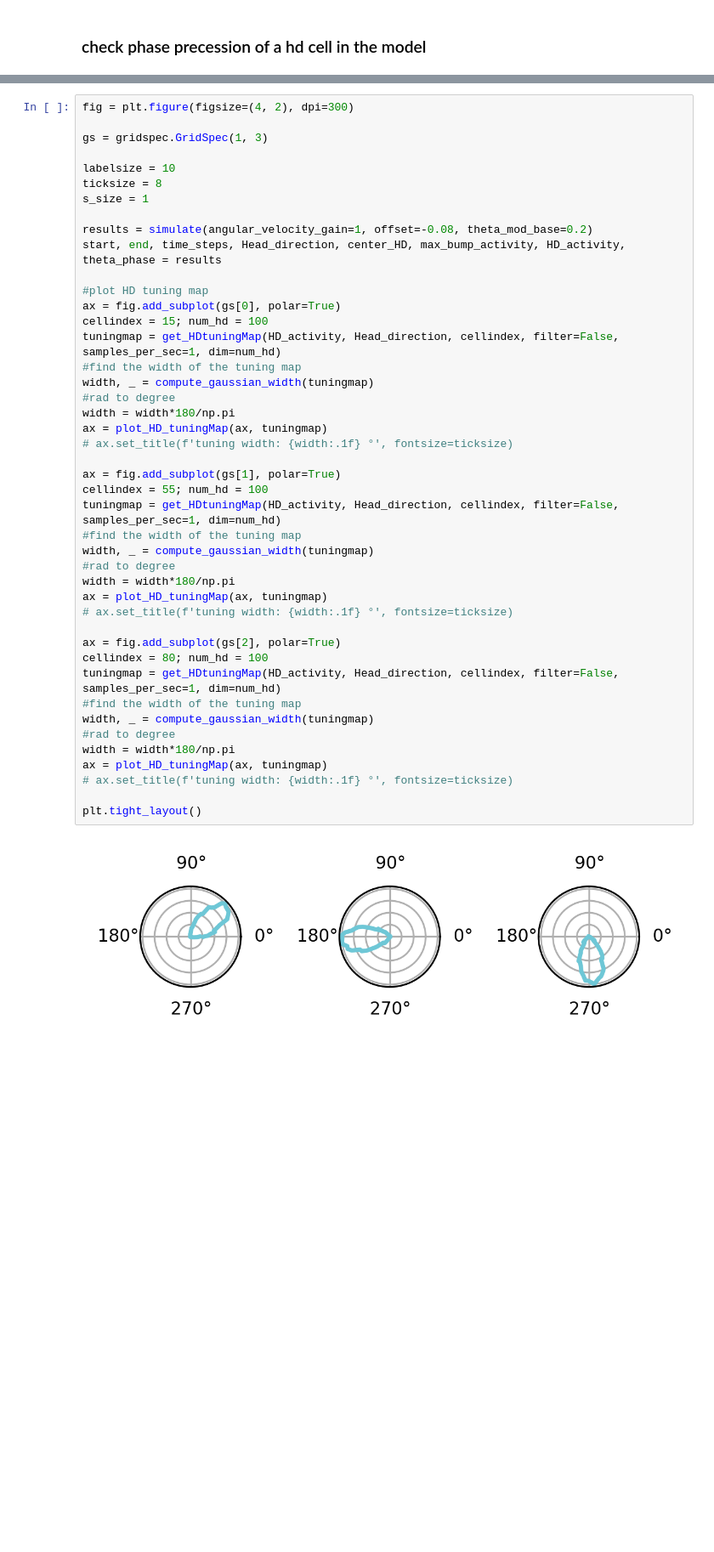
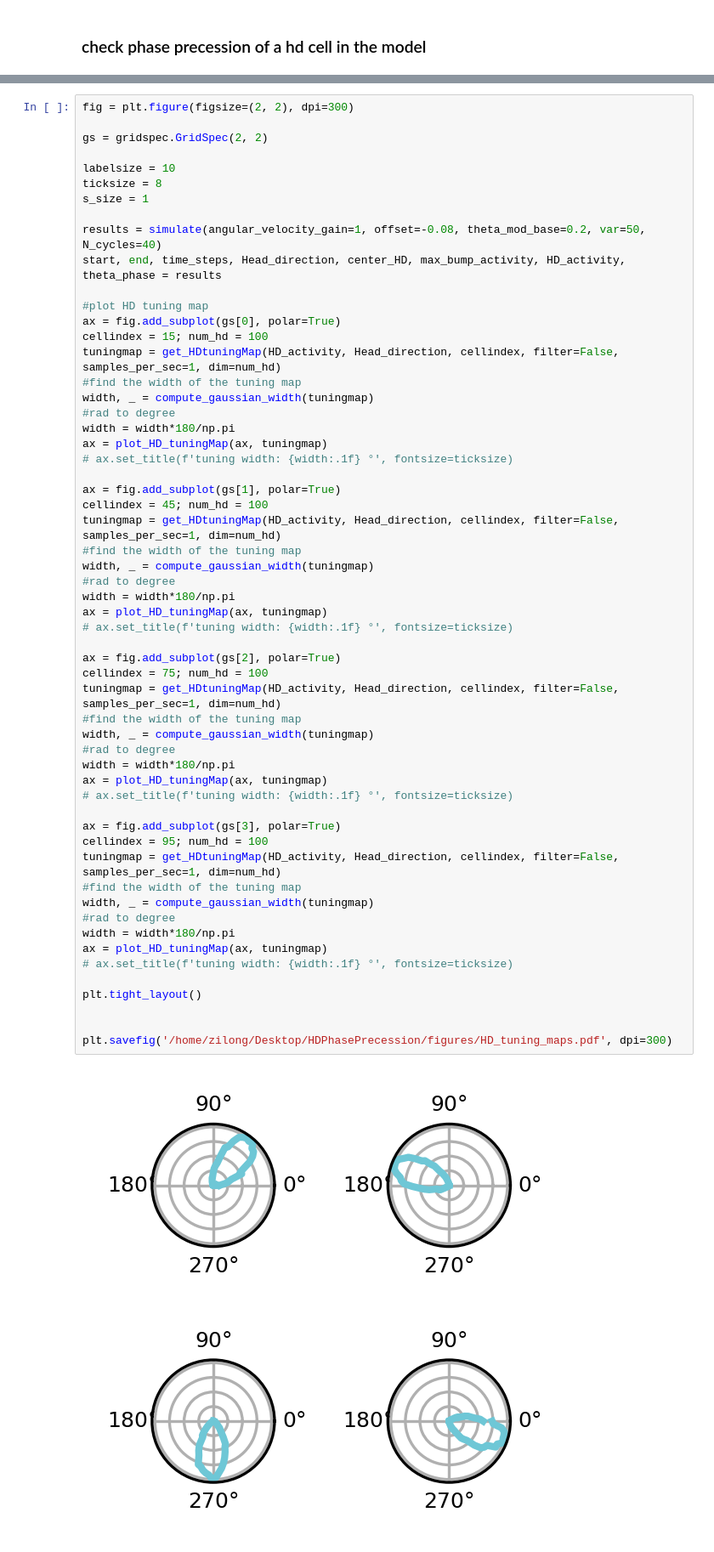
Before and after one commit to ZilongJi/HDPhasePrecession, a Jupyter notebook: HD_examples.ipynb, the cells around one changed output, grey strips where cells are left out. Shown at 85% size. Drawn from its saved outputs; the diff is of its cells as text; blank space fills up the shorter version.

```diff
--- a/HD_examples.ipynb
+++ b/HD_examples.ipynb
@@ -171,46 +263,59 @@ def simulate(angular_velocity_gain=1, offset=-0.08, theta_mod_base=0.1):
 # %%
-fig = plt.figure(figsize=(4, 2), dpi=300)
+fig = plt.figure(figsize=(2, 2), dpi=300)
 
-gs = gridspec.GridSpec(1, 3)
+gs = gridspec.GridSpec(2, 2)
 
 labelsize = 10
 ticksize = 8
 s_size = 1
 
-results = simulate(angular_velocity_gain=1, offset=-0.08, theta_mod_base=0.2)
+results = simulate(angular_velocity_gain=1, offset=-0.08, theta_mod_base=0.2, var=50, N_cycles=40)
 start, end, time_steps, Head_direction, center_HD, max_bump_activity, HD_activity, theta_phase = results
 
 #plot HD tuning map
 ax = fig.add_subplot(gs[0], polar=True)
 cellindex = 15; num_hd = 100
 tuningmap = get_HDtuningMap(HD_activity, Head_direction, cellindex, filter=False, samples_per_sec=1, dim=num_hd)
 #find the width of the tuning map
 width, _ = compute_gaussian_width(tuningmap)
 #rad to degree
 width = width*180/np.pi
 ax = plot_HD_tuningMap(ax, tuningmap)
 # ax.set_title(f'tuning width: {width:.1f} °', fontsize=ticksize)
 
 ax = fig.add_subplot(gs[1], polar=True)
-cellindex = 55; num_hd = 100
+cellindex = 45; num_hd = 100
 tuningmap = get_HDtuningMap(HD_activity, Head_direction, cellindex, filter=False, samples_per_sec=1, dim=num_hd)
 #find the width of the tuning map
 width, _ = compute_gaussian_width(tuningmap)
 #rad to degree
 width = width*180/np.pi
 ax = plot_HD_tuningMap(ax, tuningmap)
 # ax.set_title(f'tuning width: {width:.1f} °', fontsize=ticksize)
 
 ax = fig.add_subplot(gs[2], polar=True)
-cellindex = 80; num_hd = 100
+cellindex = 75; num_hd = 100
+tuningmap = get_HDtuningMap(HD_activity, Head_direction, cellindex, filter=False, samples_per_sec=1, dim=num_hd)
+#find the width of the tuning map
+width, _ = compute_gaussian_width(tuningmap)
+#rad to degree
+width = width*180/np.pi
+ax = plot_HD_tuningMap(ax, tuningmap)
+# ax.set_title(f'tuning width: {width:.1f} °', fontsize=ticksize)
+
+ax = fig.add_subplot(gs[3], polar=True)
+cellindex = 95; num_hd = 100
 tuningmap = get_HDtuningMap(HD_activity, Head_direction, cellindex, filter=False, samples_per_sec=1, dim=num_hd)
 #find the width of the tuning map
 width, _ = compute_gaussian_width(tuningmap)
 #rad to degree
 width = width*180/np.pi
 ax = plot_HD_tuningMap(ax, tuningmap)
 # ax.set_title(f'tuning width: {width:.1f} °', fontsize=ticksize)
 
 plt.tight_layout()
+
+
+plt.savefig('/home/zilong/Desktop/HDPhasePrecession/figures/HD_tuning_maps.pdf', dpi=300)
 # %% [output]
-[figure, old version]
+[figure, new version]
```
Also changed, not shown: parts of 6 cells of this notebook, 2 other files.
